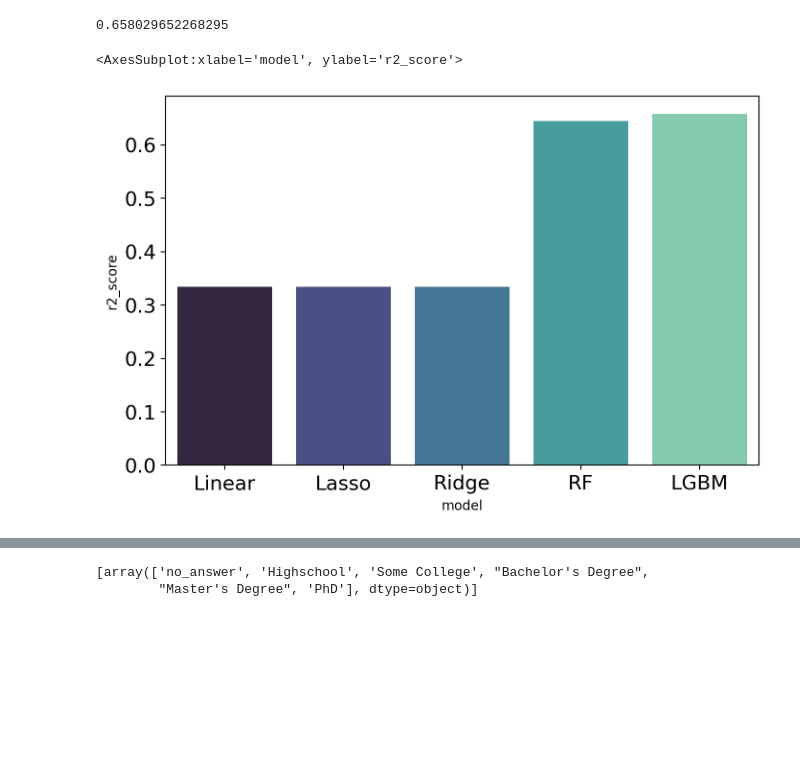
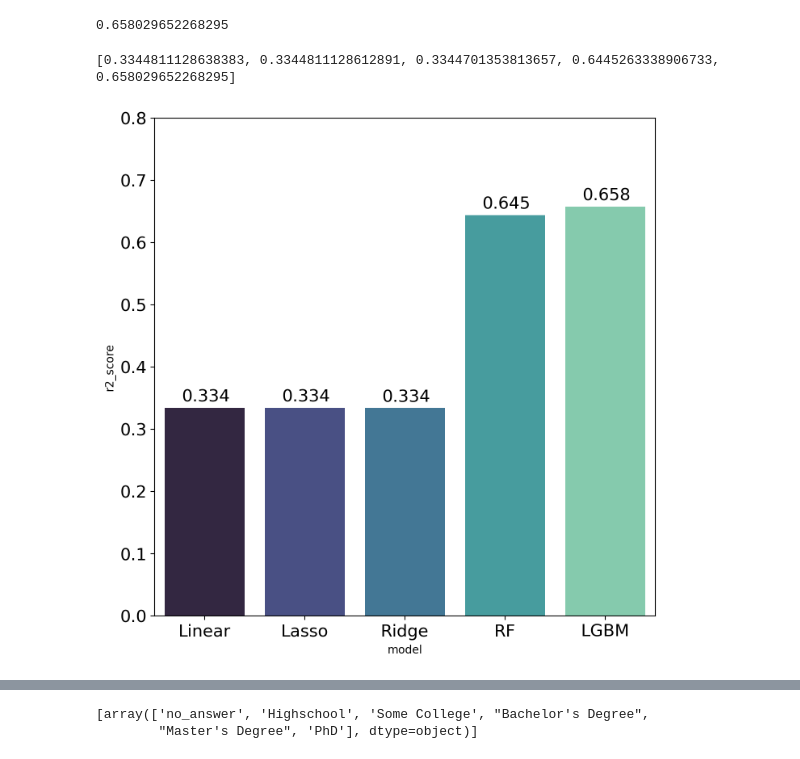
Before and after one commit to tes-b/project_2_income_prediction, a Jupyter notebook: Project_Data_Science_Field_Salary.ipynb, the cells around one changed output, grey strips where cells are left out. Cells and saved outputs as stored; diff of their text form; code cells hidden in the pictures; blank space fills up the shorter version.

```diff
--- a/Project_Data_Science_Field_Salary.ipynb
+++ b/Project_Data_Science_Field_Salary.ipynb
@@ -375,6 +409,6 @@ temp = temp.sort_values(by=target,ascending=False)[:10]
 # %%
     plt.close("all")
-    plt.figure(figsize=(8,8), dpi=300)
+    plt.figure(figsize=(8,7), dpi=300)
 
     plt.rc('xtick', labelsize=15)
     plt.rc('ytick', labelsize=15)
@@ -743,14 +777,20 @@ r2_lgb
 # %%
 r2_scores = [r2_base,r2_lasso,r2_ridge,r2_rf,r2_lgb]
 models = ["Linear","Lasso", "Ridge", "RF", "LGBM"]
 df_score = pd.DataFrame({"model" : models,"r2_score" : r2_scores})
 df_score
+print(r2_scores)
 plt.close("all")
-plt.figure(figsize=(8,5), dpi=200)
+plt.figure(figsize=(8,8), dpi=200)
+plt.ylim([0,0.8])
+
 sns.barplot(data=df_score, x="model",y="r2_score", palette="mako")
+# print(plt.xticks())
+for i in range(len(r2_scores)):
+    plt.text(x=i-0.23 ,y=r2_scores[i]+0.01, s=r2_scores[i].round(3),fontdict={"fontsize": 15})
 # %% [output]
-<AxesSubplot:xlabel='model', ylabel='r2_score'>
+[0.3344811128638383, 0.3344811128612891, 0.3344701353813657, 0.6445263338906733, 0.658029652268295]
-[figure, old version]
+[figure, new version]
 # %%
 # light GBM
 
```
Also changed, not shown: parts of 17 cells of this notebook, 1 other file.
